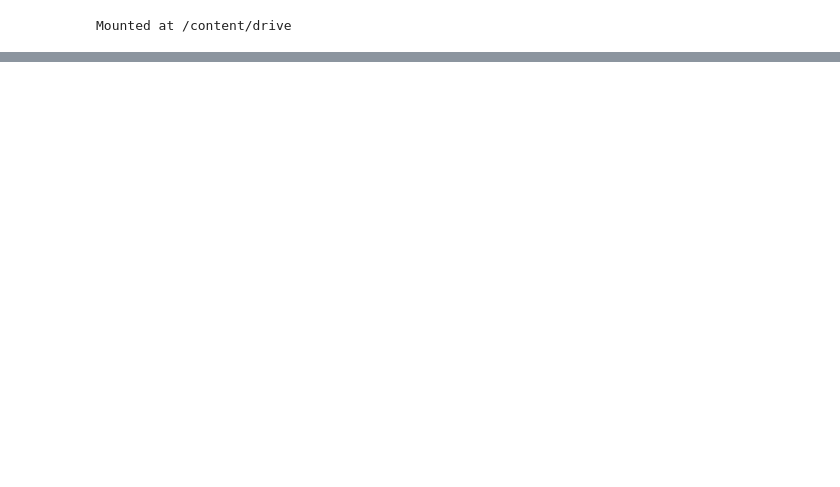
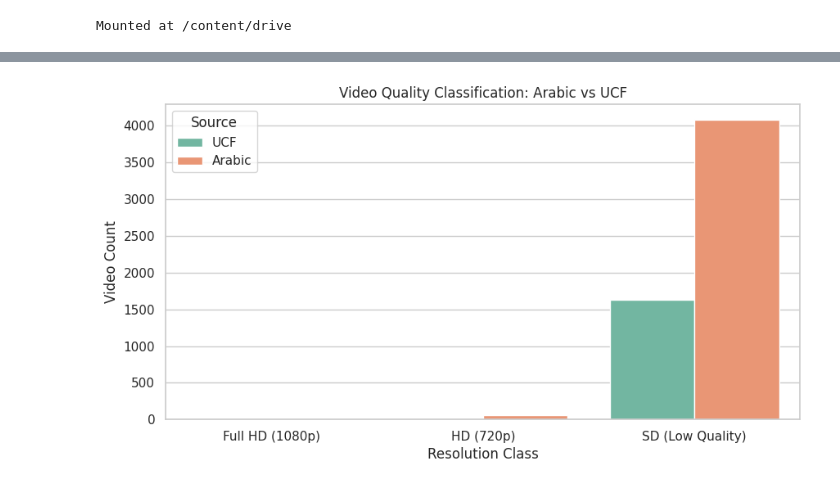
Before and after one commit to George-Malak/Aegis-AI-Violence-Detection-System, a Jupyter notebook: notebooks/02_EDA_Aegis.ipynb, the cells around one changed output, grey strips where cells are left out. Drawn from its saved outputs; the diff is of its cells as text; code cells hidden in the pictures; blank space fills up the shorter version.

Commit message:
Finish EDA for UFC and Arabic Violence Videos

```diff
--- a/notebooks/02_EDA_Aegis.ipynb
+++ b/notebooks/02_EDA_Aegis.ipynb
@@ -109,0 +153,22 @@ plt.show()
+# %%
+df['Width'] = df['Resolution'].apply(lambda x: int(x.split('x')[0]))
+df['Height'] = df['Resolution'].apply(lambda x: int(x.split('x')[1]))
+
+df['Aspect_Ratio'] = (df['Width'] / df['Height']).round(2)
+
+def classify_resolution(width):
+    if width >= 1920: return 'Full HD (1080p)'
+    elif width >= 1280: return 'HD (720p)'
+    else: return 'SD (Low Quality)'
+
+df['Quality_Class'] = df['Width'].apply(classify_resolution)
+# %%
+plt.figure(figsize=(10, 5))
+sns.countplot(data=df, x="Quality_Class", hue="Source", palette="Set2",
+              order=['Full HD (1080p)', 'HD (720p)', 'SD (Low Quality)'])
+plt.title("Video Quality Classification: Arabic vs UCF")
+plt.xlabel("Resolution Class")
+plt.ylabel("Video Count")
+plt.show()
+# %% [output]
+[figure, added]
```
Also changed, not shown: parts of 14 cells of this notebook.
